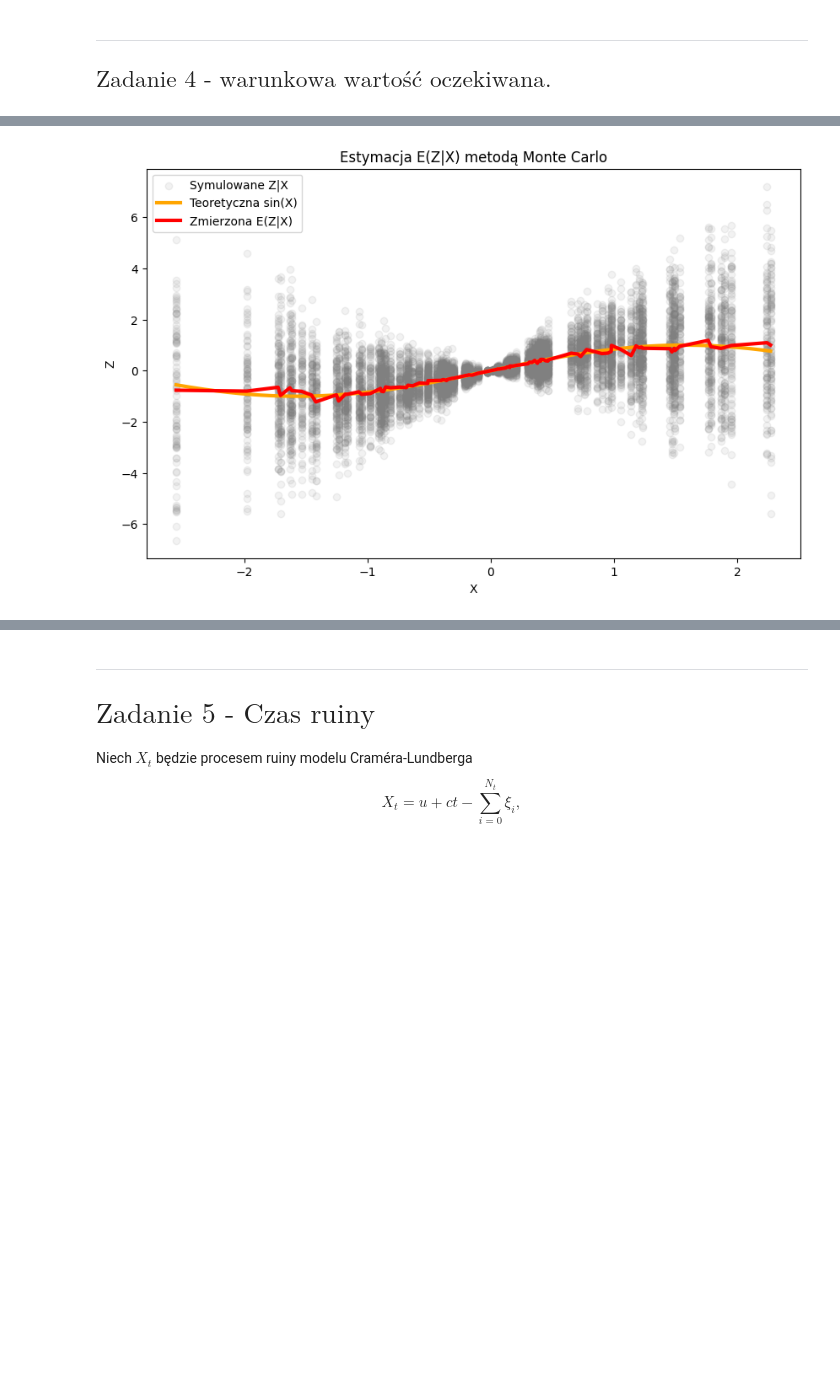
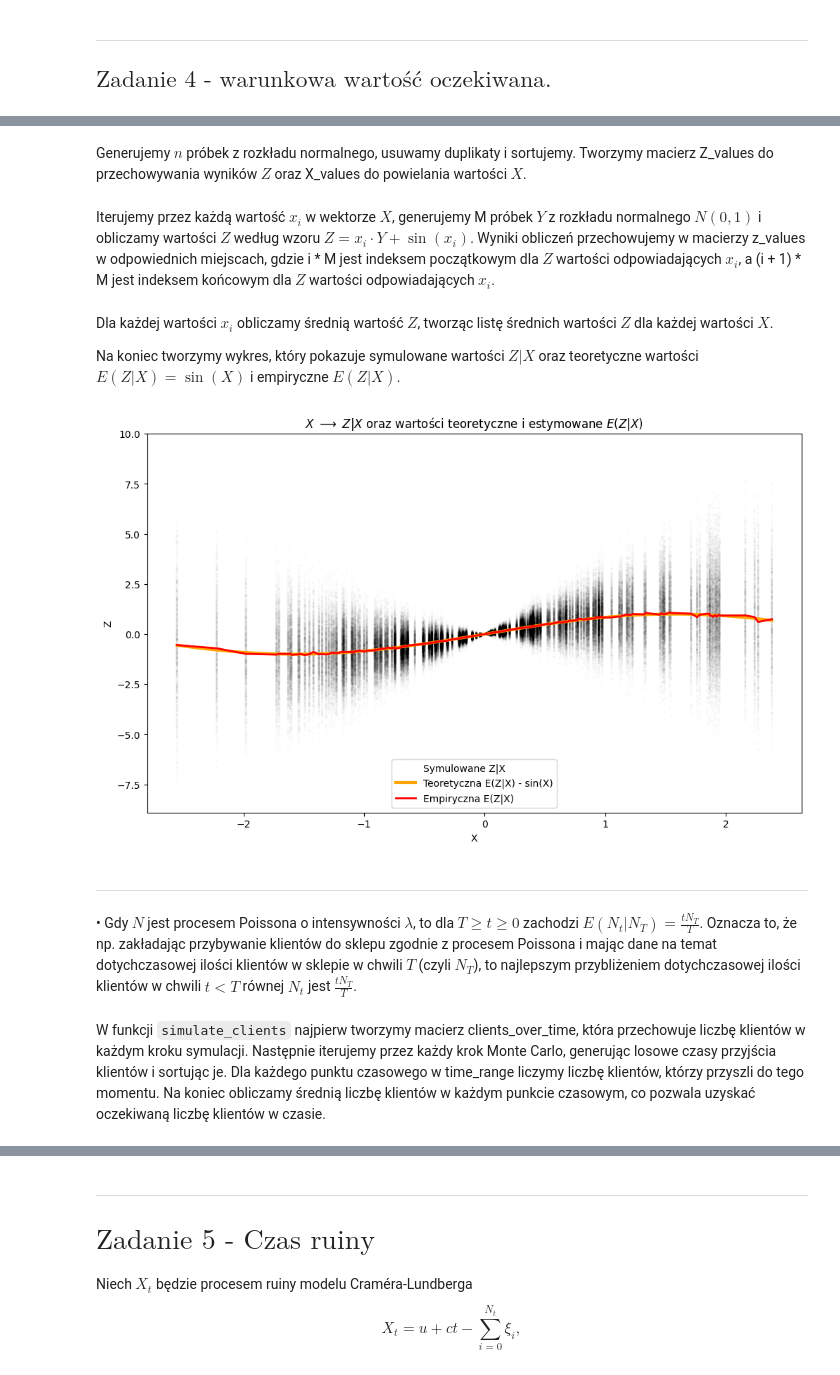
Before and after one commit to mathieuboro/symulacje, a Jupyter notebook: Raport_Sym.ipynb, the cells around one changed output, grey strips where cells are left out. Cells and saved outputs as stored; diff of their text form; code cells hidden in the pictures; blank space fills up the shorter version.

```diff
--- a/Raport_Sym.ipynb
+++ b/Raport_Sym.ipynb
@@ -672,0 +675,7 @@ ___
+# %%
+np.random.seed(0)
+
+n = 200
+M = 1000
+# %% [markdown]
+Generujemy $n$ próbek z rozkładu normalnego, usuwamy duplikaty i sortujemy. Tworzymy macierz Z_values do przechowywania wyników $Z$ oraz X_values do powielania wartości $X$.
@@ -672,0 +690,2 @@ ___
+# %% [markdown]
+Iterujemy przez każdą wartość $x_i$ w wektorze $X$, generujemy M próbek $Y$ z rozkładu normalnego $N(0, 1)$ i obliczamy wartości $Z$ według wzoru $Z = x_i \cdot Y + \sin(x_i)$. Wyniki obliczeń przechowujemy w macierzy z_values w odpowiednich miejscach, gdzie i * M jest indeksem początkowym dla $Z$ wartości odpowiadających $x_i$, a (i + 1) * M jest indeksem końcowym dla $Z$ wartości odpowiadających $x_i$.
@@ -673,33 +696,24 @@ ___
+# %% [markdown]
+Dla każdej wartości $x_i$ obliczamy średnią wartość $Z$, tworząc listę średnich wartości $Z$ dla każdej wartości $X$.
+
+Na koniec tworzymy wykres, który pokazuje symulowane wartości $Z|X$ oraz teoretyczne wartości  $E(Z|X) = \sin(X)$  i empiryczne $E(Z|X)$.
 # %%
-np.random.seed(0)
-
-n = 100
-M = 100
-
-X = np.random.normal(0, 1, n)
-X = np.unique(X)
-X = np.sort(X)
-n = len(X)
-
-Z_values = np.zeros(n * M)
-X_values = np.repeat(X, M)
-
-for i, x_i in enumerate(X):
-    Y = np.random.normal(0, 1, M)
-    Z_values[i * M:(i + 1) * M] = x_i * Y + np.sin(x_i)
-
 Z_means = np.array([np.mean(Z_values[i * M:(i + 1) * M]) for i in range(n)])
 
 x_range = np.linspace(np.min(X), np.max(X), 300)
 
-plt.figure(figsize=(10, 6))
-plt.scatter(X_values, Z_values, color='gray', alpha=0.1, label='Symulowane Z|X')
-plt.plot(x_range, np.sin(x_range), color='orange', label='Teoretyczna sin(X)', linewidth=3)
-plt.plot(X, Z_means, color='red', label='Zmierzona E(Z|X)', linewidth=3)
+plt.figure(figsize=(12, 7))
+plt.scatter(X_values, Z_values, color='gray', alpha=0.01, facecolors='none', edgecolors='black', s=2, label='Symulowane Z|X')
+plt.plot(x_range, np.sin(x_range), color='orange', label='Teoretyczna E(Z|X) - sin(X)', linewidth=3)
+plt.plot(X, Z_means, color='red', label='Empiryczna E(Z|X)', linewidth=2)
 plt.xlabel('X')
 plt.ylabel('Z')
-plt.title('Estymacja E(Z|X) metodą Monte Carlo')
+plt.title('$X$ $\\longrightarrow$ $Z|X$ oraz wartości teoretyczne i estymowane $E(Z|X)$')
 plt.legend()
 plt.show()
 # %% [output]
-[figure, old version]
+[figure, new version]
+# %% [markdown]
+<hr>
+# %% [markdown]
+• Gdy $N$ jest procesem Poissona o intensywności $\lambda$, to dla $T \geq t \ge 0$ zachodzi $E(N_t|N_T) = \frac{t N_T}{T}$. Oznacza to, że np. zakładając przybywanie klientów do sklepu zgodnie z procesem Poissona i mając dane na temat dotychczasowej ilości klientów w sklepie w chwili $T$ (czyli $N_T$), to najlepszym przybliżeniem dotychczasowej ilości klientów w chwili $t < T$ równej $N_t$ jest $\frac{t N_T}{T}$.
@@ -705,0 +726,2 @@ plt.show()
+# %% [markdown]
+W funkcji `simulate_clients` najpierw tworzymy macierz clients_over_time, która przechowuje liczbę klientów w każdym kroku symulacji. Następnie iterujemy przez każdy krok Monte Carlo, generując losowe czasy przyjścia klientów i sortując je. Dla każdego punktu czasowego w time_range liczymy liczbę klientów, którzy przyszli do tego momentu. Na koniec obliczamy średnią liczbę klientów w każdym punkcie czasowym, co pozwala uzyskać oczekiwaną liczbę klientów w czasie.
```
Also changed, not shown: parts of 7 cells of this notebook.
